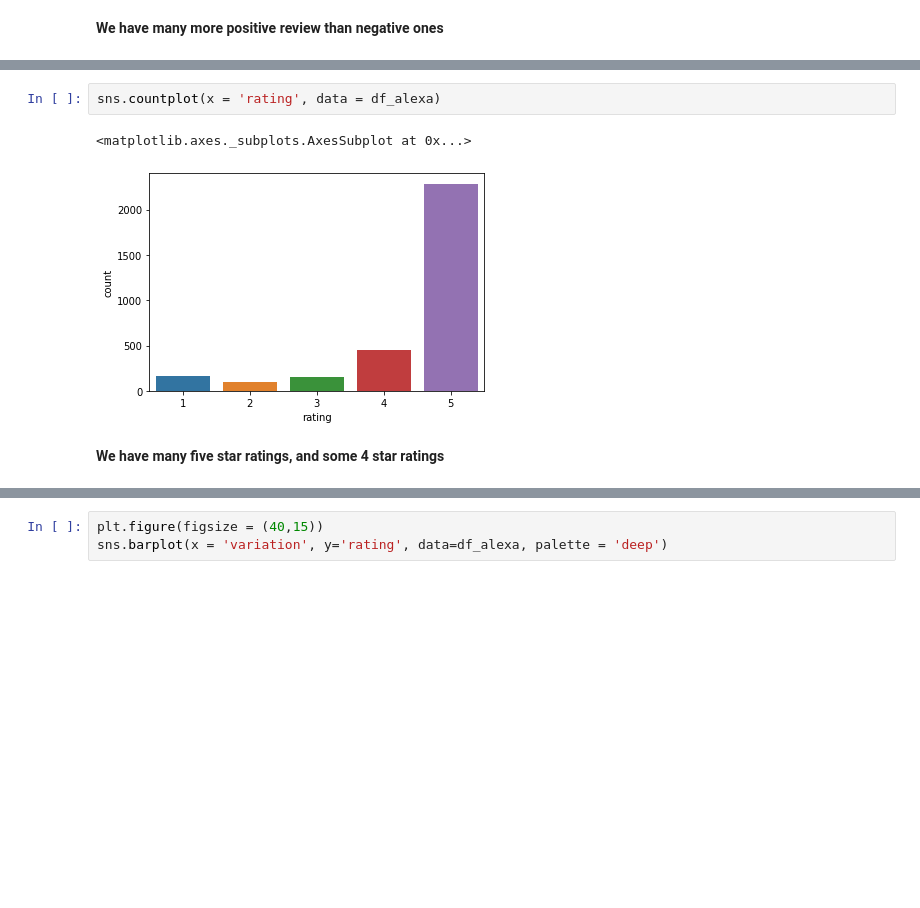
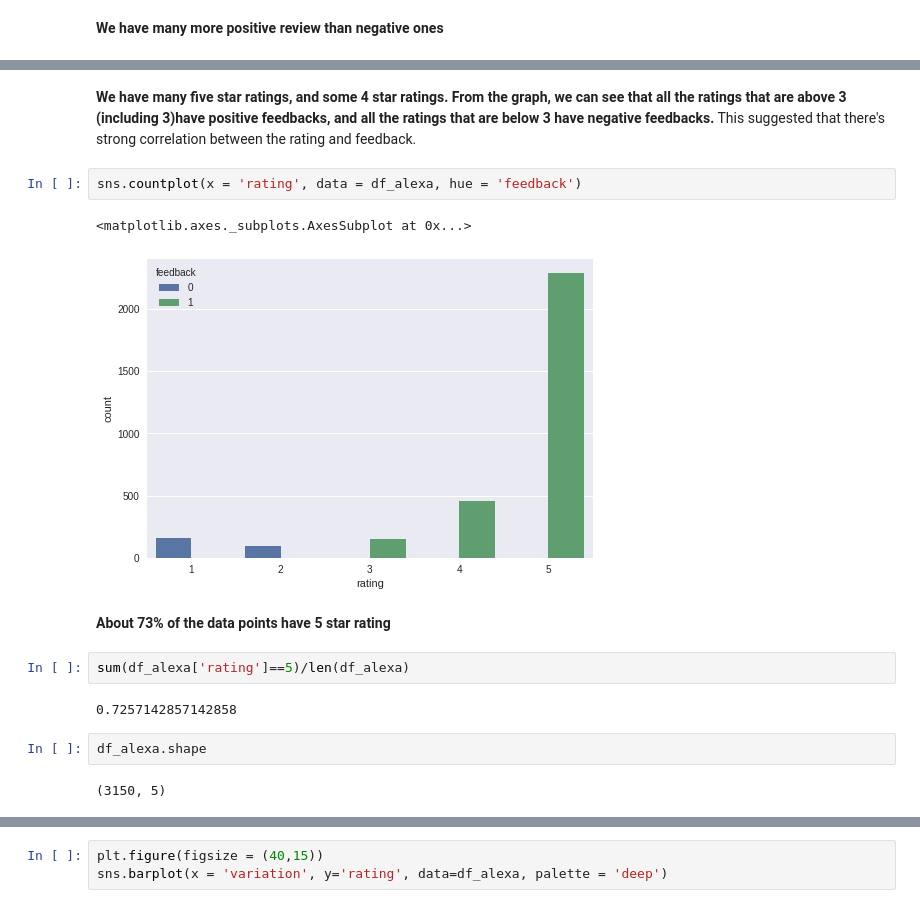
Before and after one commit to XiaonaZhou/data_analytics_2, a Jupyter notebook: Python/Unit_4/Amazon_Alexa_Review_RandomForest_Classifications_Guided_Project.ipynb, the cells around one changed output, grey strips where cells are left out. Saved outputs shown, nothing was run; the diff lists cells and outputs as text; blank space fills up the shorter version.

```diff
--- a/Python/Unit_4/Amazon_Alexa_Review_RandomForest_Classifications_Guided_Project.ipynb
+++ b/Python/Unit_4/Amazon_Alexa_Review_RandomForest_Classifications_Guided_Project.ipynb
@@ -105,10 +100,20 @@ sum(df_alexa['feedback']==0)
+# %% [markdown]
+**We have many five star ratings, and some 4 star ratings. From the graph, we can see that all the ratings that are above 3 (including 3)have positive feedbacks, and all the ratings that are below 3 have negative feedbacks.** This suggested that there's strong correlation between the rating and feedback.
 # %%
-sns.countplot(x = 'rating', data = df_alexa)
+sns.countplot(x = 'rating', data = df_alexa, hue = 'feedback')
 # %% [output]
 <matplotlib.axes._subplots.AxesSubplot at 0x...>
-[figure, old version]
+[figure, new version]
-# %% [markdown]
-**We have many five star ratings, and some 4 star ratings**
+# %% [markdown]
+**About 73% of the data points have 5 star rating**
+# %%
+sum(df_alexa['rating']==5)/len(df_alexa)
+# %% [output]
+0.7257142857142858
+# %%
+df_alexa.shape
+# %% [output]
+(3150, 5)
 # %%
 df_alexa['rating'].hist(bins = 5)
 # %% [output]
```
Also changed, not shown: parts of 121 cells of this notebook.
